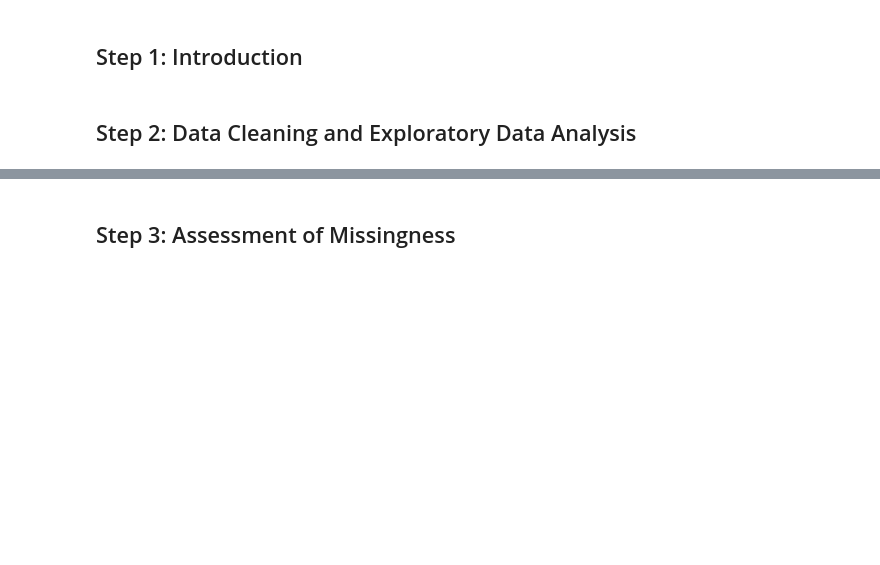
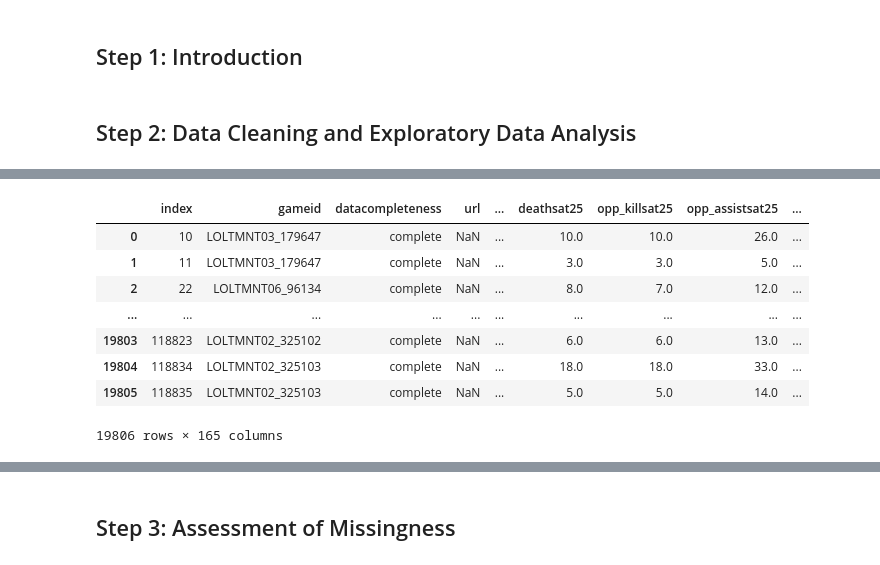
Before and after one commit to JaredW022/dsc80-2025-fa, a Jupyter notebook: projects/proj04/template.ipynb, the cells around one changed output, grey strips where cells are left out. Cells and saved outputs as stored; diff of their text form; code cells hidden in the pictures; blank space fills up the shorter version.

```diff
--- a/projects/proj04/template.ipynb
+++ b/projects/proj04/template.ipynb
@@ -29,0 +38,12 @@ print([worlds2025df.columns[i] for i in range(len(worlds2025df.columns))])
+# %%
+team_data_df.reset_index()
+# %% [output]
+|  | index | gameid | datacompleteness | url | ... | deathsat25 | opp_killsat25 | opp_assistsat25 | ... |
+| 0 | 10 | LOLTMNT03_179647 | complete | NaN | ... | 10.0 | 10.0 | 26.0 | ... |
+| 1 | 11 | LOLTMNT03_179647 | complete | NaN | ... | 3.0 | 3.0 | 5.0 | ... |
+| 2 | 22 | LOLTMNT06_96134 | complete | NaN | ... | 8.0 | 7.0 | 12.0 | ... |
+| ... | ... | ... | ... | ... | ... | ... | ... | ... | ... |
+| 19803 | 118823 | LOLTMNT02_325102 | complete | NaN | ... | 6.0 | 6.0 | 13.0 | ... |
+| 19804 | 118834 | LOLTMNT02_325103 | complete | NaN | ... | 18.0 | 18.0 | 33.0 | ... |
+| 19805 | 118835 | LOLTMNT02_325103 | complete | NaN | ... | 5.0 | 5.0 | 14.0 | ... |
+19806 rows × 165 columns
```
Also changed, not shown: parts of 6 cells of this notebook, 1 other file.
